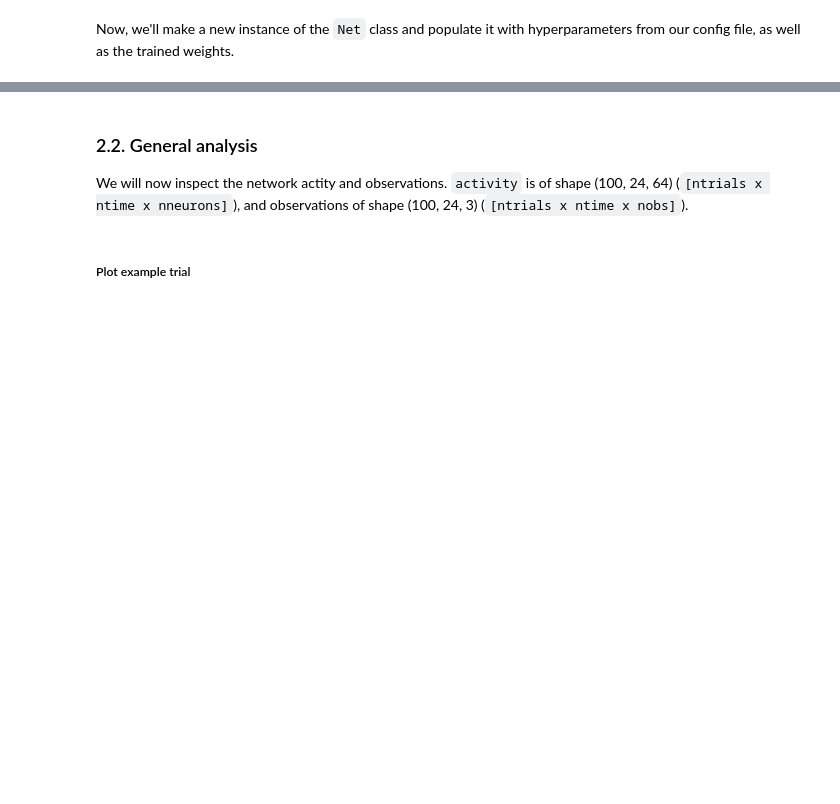
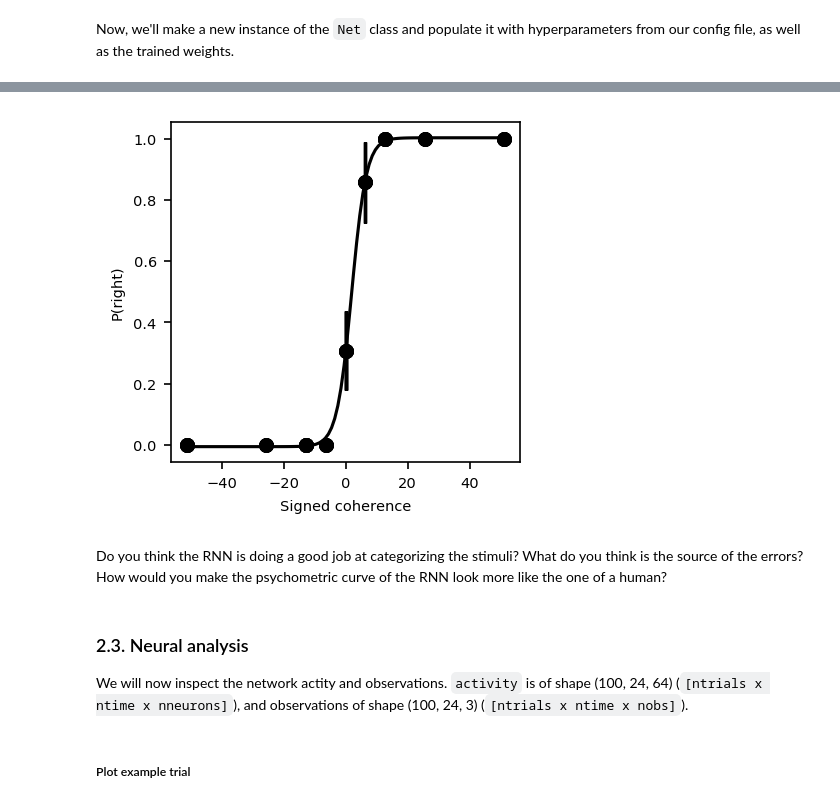
Before and after one commit to bambschool/BAMB2023, a Jupyter notebook: 4-recurrent_neural_networks/tutorial_4_RNNs-solutions_reviewed_Heike.ipynb, the cells around one changed output, grey strips where cells are left out. Drawn from its saved outputs; the diff is of its cells as text; code cells hidden in the pictures; blank space fills up the shorter version.

```diff
--- a/4-recurrent_neural_networks/tutorial_4_RNNs-solutions_reviewed_Heike.ipynb
+++ b/4-recurrent_neural_networks/tutorial_4_RNNs-solutions_reviewed_Heike.ipynb
@@ -404,5 +421,48 @@ Max: 6.937801, Min: 0.0, Mean: 0.23429121, Std: 0.6083099, Shape: (100, 24, 64)
+# %%
+# plot psychometric curve
+#define function to plot psychometric curve for dataset separately for control trials and deactivation trials
+def plot_data_psychometric(df):
+    """
+    Plots the psychometric function separately for control and deactivation trials.
+    Args:
+       df (dataframe): dataset.
+    """
+    # plot psychometric curve for control trials.
+    # select all trials
+    df.groupby('signed_coh').response.agg(('mean','sem')).plot(yerr='sem', fmt = 'bo', ax=plt.gca(), legend=False);
+
+    plt.xlabel('stimulus evidence');
+    plt.ylabel('p(rightward)');
+
+
+f, ax = plt.subplots(1, 1, figsize=(3, 3), dpi=150)
+choice = info['choice'].values
+# translate choice to 0 and 1
+choice_01 = np.copy(choice)
+choice_01 -= 1
+gt = info['ground_truth'].values
+coherence = info['coh'].values
+# get signed coherence
+signed_coherence = np.copy(coherence)
+signed_coherence[gt == 0] = -signed_coherence[gt == 0]
+for sc in signed_coherence:
+    prob_right = np.mean(choice_01[signed_coherence == sc])
+    std_right = np.std(choice_01[signed_coherence == sc])/np.sqrt(np.sum(signed_coherence == sc))
+    ax.errorbar(sc, prob_right, yerr=std_right, color='k')
+    ax.plot(sc, prob_right, 'o', color='k')
+    ax.set_xlabel('Signed coherence')
+    ax.set_ylabel('P(right)')
+# fit psychometric curve
+pars = fit_psycho(choice_01, signed_coherence)
+x = np.linspace(-50, 50, 100)
+ax.plot(x, erf(x, *pars), color='k')
+plt.show()
+# %% [output]
+[figure, added]
+# %% [markdown]
+Do you think the RNN is doing a good job at categorizing the stimuli? What do you think is the source of the errors? How would you make the psychometric curve of the RNN look more like the one of a human?
 # %% [markdown]
-### 2.2. General analysis
+### 2.3. Neural analysis
 
 We will now inspect the network actity and observations. `activity` is of shape (100, 24, 64) (`[ntrials x ntime x nneurons]`), and observations of shape (100, 24, 3) (`[ntrials x ntime x nobs]`).
 # %% [markdown]
```
Also changed, not shown: parts of 12 cells of this notebook, 1 other file.
